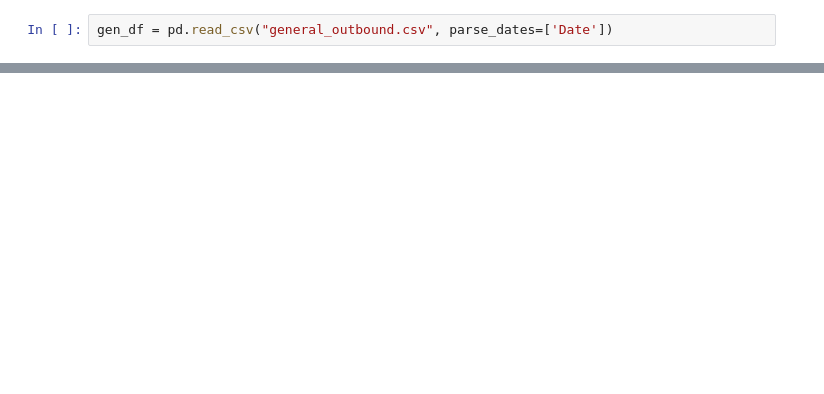
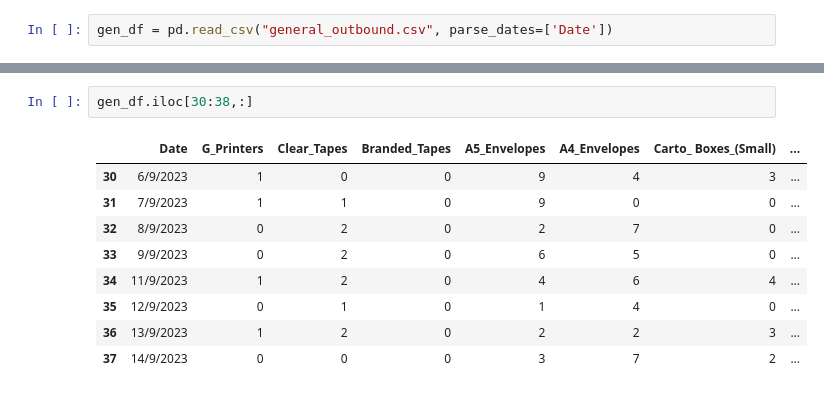
Before and after one commit to Nyotabenson/DILAGAIN-TECHNOLOGIES-Inventory-tracker-, a Jupyter notebook: general.ipynb, the cells around one changed output, grey strips where cells are left out. Drawn from its saved outputs; the diff is of its cells as text; blank space fills up the shorter version.

```diff
--- a/general.ipynb
+++ b/general.ipynb
@@ -36 +42,13 @@ memory usage: 7.3+ KB
+# %%
+gen_df.iloc[30:38,:]
+# %% [output]
+|  | Date | G_Printers | Clear_Tapes | Branded_Tapes | A5_Envelopes | A4_Envelopes | Carto_ Boxes_(Small) | ... |
+| 30 | 6/9/2023 | 1 | 0 | 0 | 9 | 4 | 3 | ... |
+| 31 | 7/9/2023 | 1 | 1 | 0 | 9 | 0 | 0 | ... |
+| 32 | 8/9/2023 | 0 | 2 | 0 | 2 | 7 | 0 | ... |
+| 33 | 9/9/2023 | 0 | 2 | 0 | 6 | 5 | 0 | ... |
+| 34 | 11/9/2023 | 1 | 2 | 0 | 4 | 6 | 4 | ... |
+| 35 | 12/9/2023 | 0 | 1 | 0 | 1 | 4 | 0 | ... |
+| 36 | 13/9/2023 | 1 | 2 | 0 | 2 | 2 | 3 | ... |
+| 37 | 14/9/2023 | 0 | 0 | 0 | 3 | 7 | 2 | ... |
 # %%
```
Also changed, not shown: parts of 9 cells of this notebook, 3 other files.
